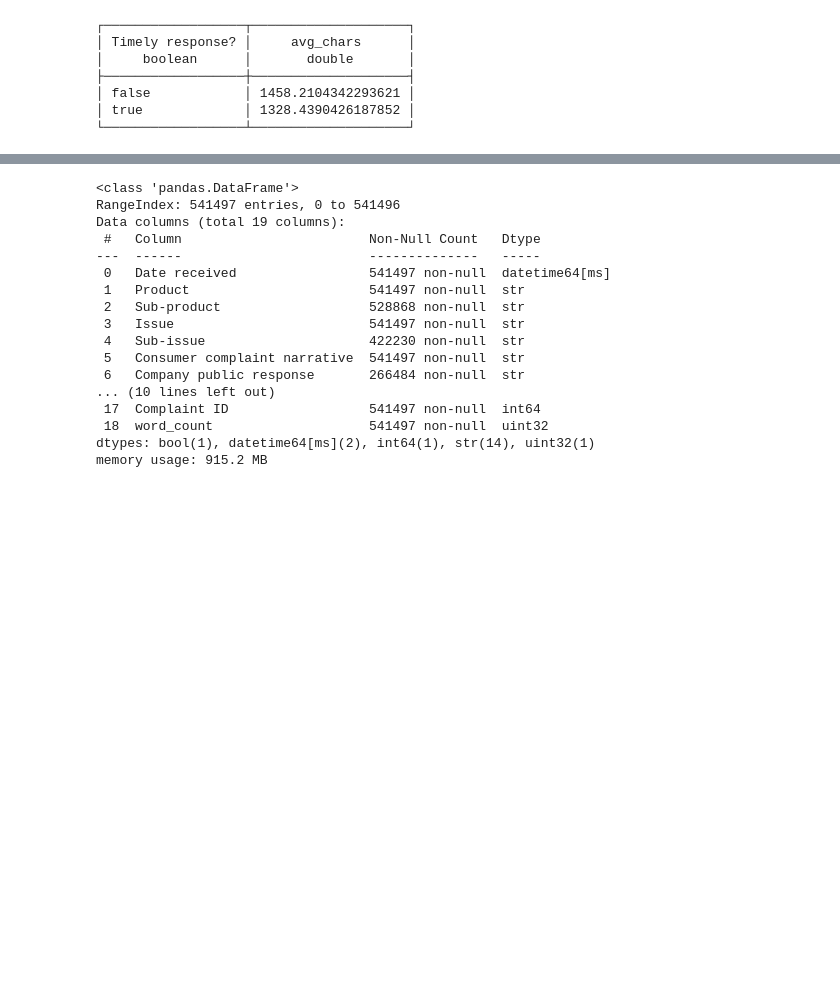
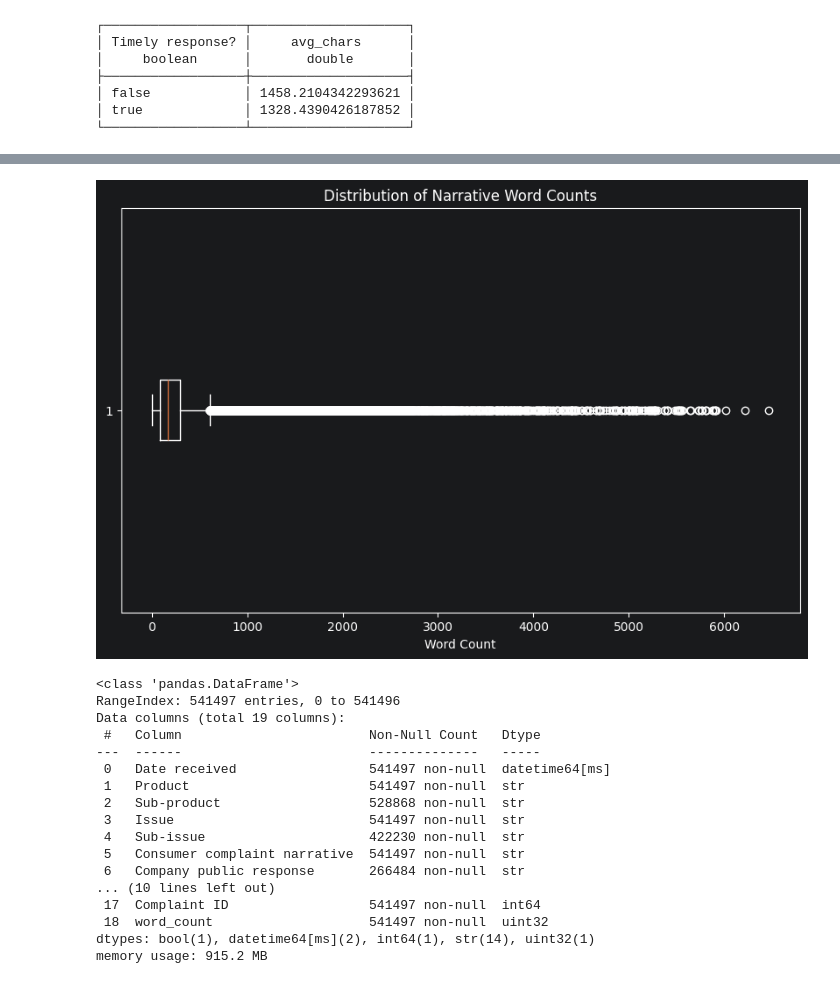
Before and after one commit to n-tamm/cfpb_mortgage_complaints, a Jupyter notebook: notebooks/consumer_complaints_eda_v3.ipynb, the cells around one changed output, grey strips where cells are left out. Saved outputs shown, nothing was run; the diff lists cells and outputs as text; code cells hidden in the pictures; blank space fills up the shorter version.

```diff
--- a/notebooks/consumer_complaints_eda_v3.ipynb
+++ b/notebooks/consumer_complaints_eda_v3.ipynb
@@ -508,2 +516,17 @@ plt.show()
+# %%
+# Generate box plot of word counts
+plt.figure(figsize=(10, 6))
+
+plt.boxplot(
+    word_counts_pd['word_count'],
+    vert=False
+)
+
+plt.title('Distribution of Narrative Word Counts')
+plt.xlabel('Word Count')
+
+plt.show()
+# %% [output]
+[figure, added]
 # %%
 # Add word counts to the dataframe
```
Also changed, not shown: parts of 28 cells of this notebook, 1 other file.
